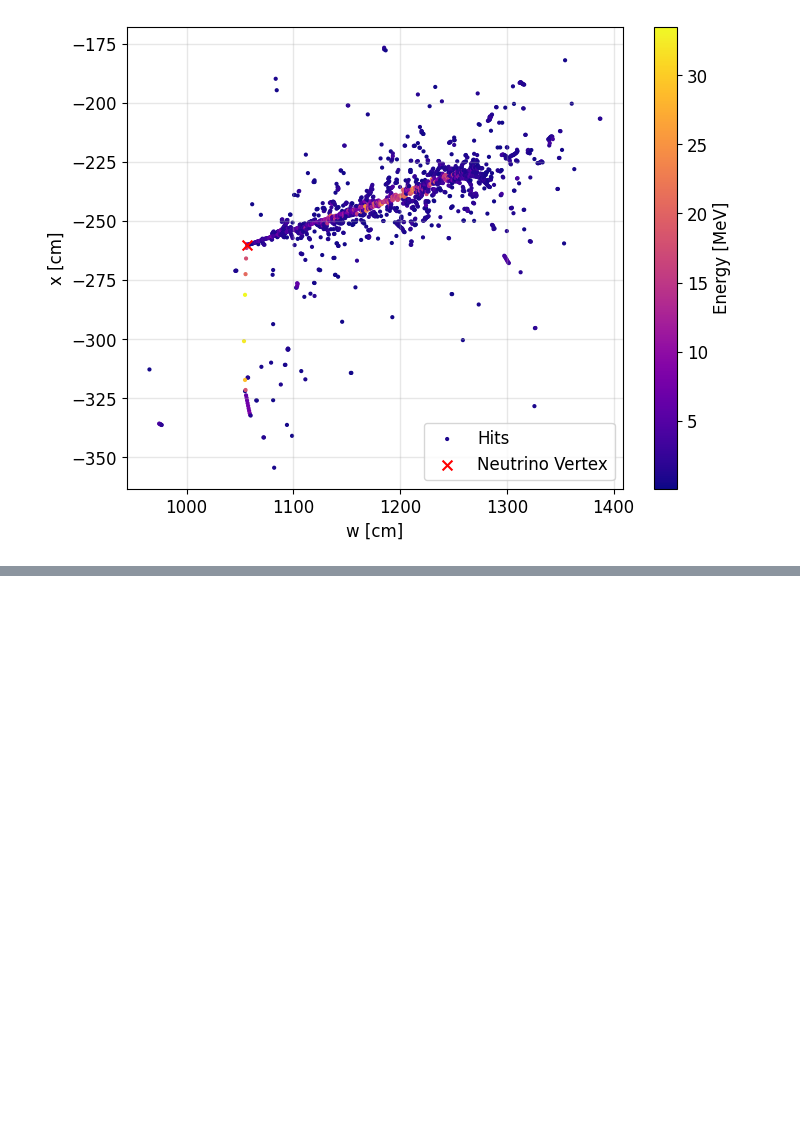
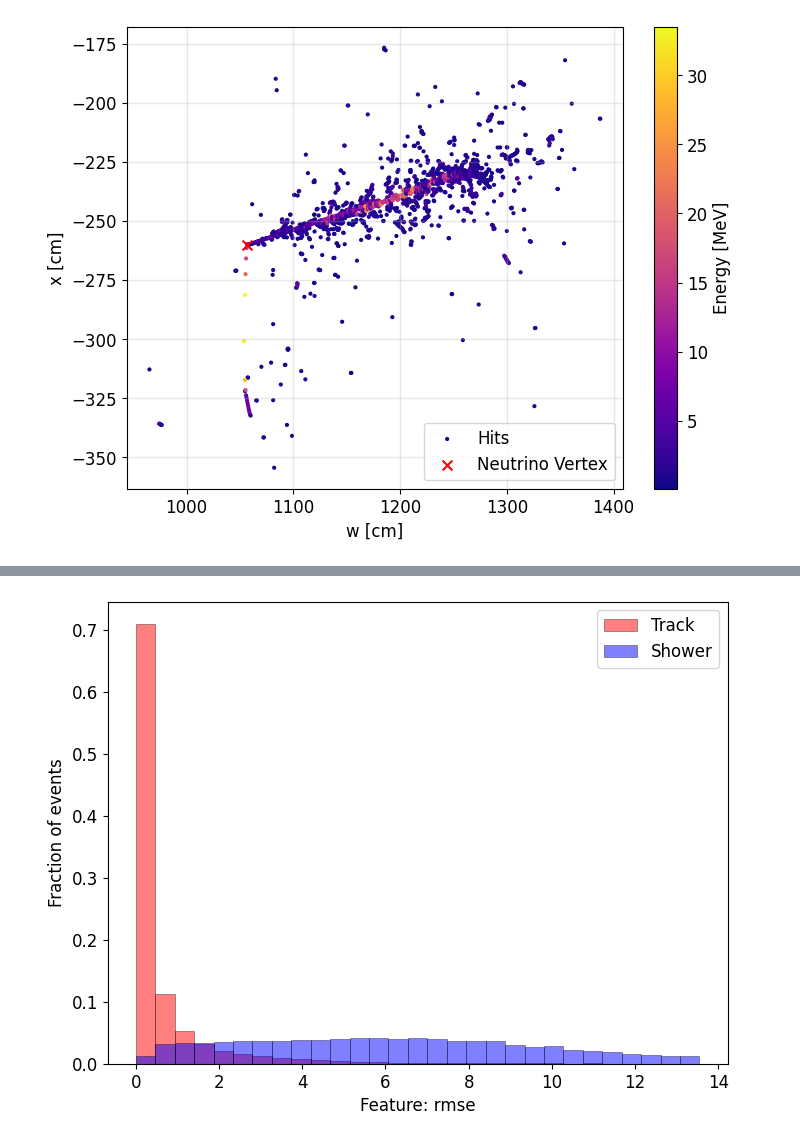
Before and after one commit to cBollins/Final-Year-ML-Project, a Jupyter notebook: Project_Overview.ipynb, the cells around one changed output, grey strips where cells are left out. Drawn from its saved outputs; the diff is of its cells as text; code cells hidden in the pictures; blank space fills up the shorter version.

```diff
--- a/Project_Overview.ipynb
+++ b/Project_Overview.ipynb
@@ -184,0 +206,77 @@ plot_event_adc(events, 1427) # <- another good example of an EM shower
+# %%
+# Plot normalised histograms of track_rmse and shower_rmse
+
+def track_shower_feature_histogram(events, feature_func, bins=30, show_percentile=95, debug=False):
+
+    # Get the separate feature arrays (the same procedure as above)
+    track_feature = []
+    shower_feature = []
+
+    N = len(events.num_final_state_particles)
+
+    for idx in range(N):
+
+        result = feature_func(events, idx)
+
+        if result == None:
+            continue
+        elif events.mc_pdg[idx] in {-11, 11, 22}:
+            shower_feature.append(result)
+        else:
+            track_feature.append(result)
+
+    # Ensure numpy arrays, now we have the lists
+    track_feature = np.array(track_feature)
+    shower_feature = np.array(shower_feature)
+
+    feature = np.append(track_feature, shower_feature)
+
+    # Manually get the bin heights so that we can normalise
+    Nt = len(track_feature)
+    Ns = len(shower_feature)
+
+    bin_edges = np.linspace(
+        start=np.min(feature),
+        stop=np.percentile(feature, show_percentile),
+        num=bins
+    )
+
+    # Calculate fractional weights for each entry
+    track_weights = np.ones_like(track_feature) / Nt if Nt > 0 else np.zeros_like(track_feature)
+    shower_weights = np.ones_like(shower_feature) / Ns if Ns > 0 else np.zeros_like(shower_feature)
+
+    # Calculate histogram bin heights (fractional values) and store them in arrays
+    track_bin_heights, _ = np.histogram(track_feature, bins=bin_edges, weights=track_weights)
+    shower_bin_heights, _ = np.histogram(shower_feature, bins=bin_edges, weights=shower_weights)
+
+    # Plot the histogram with fractional bin heights
+    plt.figure(figsize=(8, 6))
+    plt.hist(
+        track_feature,
+        bins=bin_edges,
+        weights=track_weights,
+        color='r', edgecolor='k',
+        linewidth=0.5,
+        alpha=0.5,
+        label='Track'
+    )
+    plt.hist(
+        shower_feature,
+        bins=bin_edges,
+        weights=shower_weights,
+        color='b',
+        edgecolor='k',
+        linewidth=0.5,
+        alpha=0.5,
+        label='Shower'
+    )
+    plt.xlabel(f'Feature: {feature_func.__name__}')
+    plt.ylabel('Fraction of events')
+    plt.legend()
+    plt.show()
+
+    return track_bin_heights, shower_bin_heights
+
+PDFs = track_shower_feature_histogram(events, rmse)
+# %% [output]
+[figure, added]
```
Also changed, not shown: parts of 13 cells of this notebook, 3 other files.
